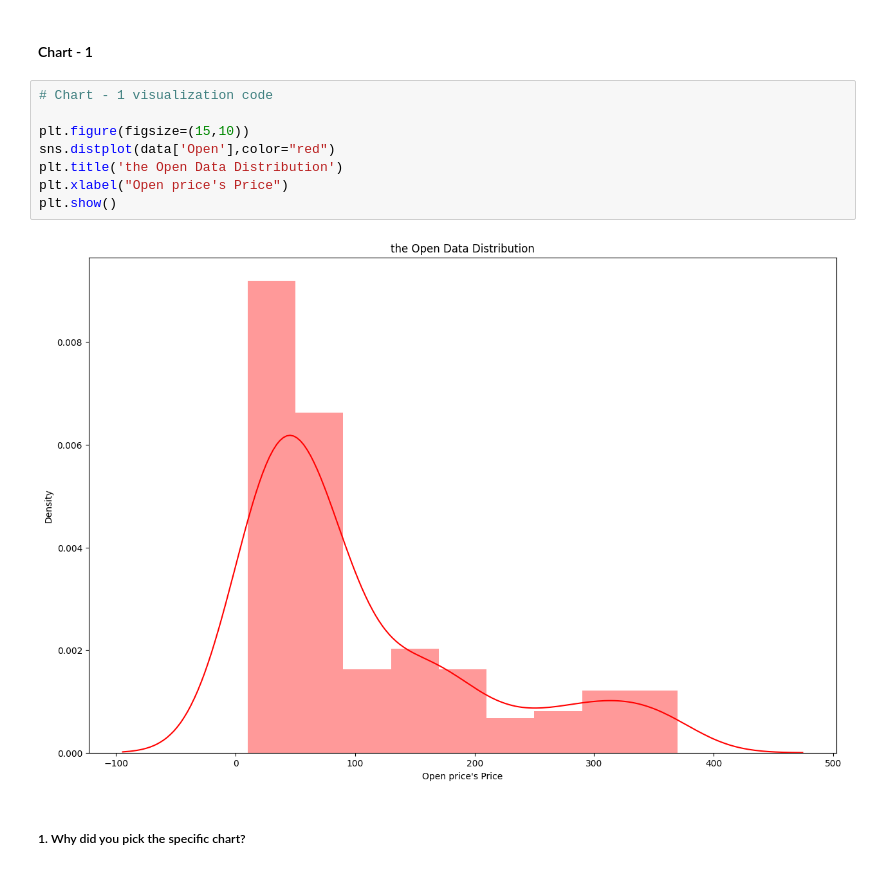
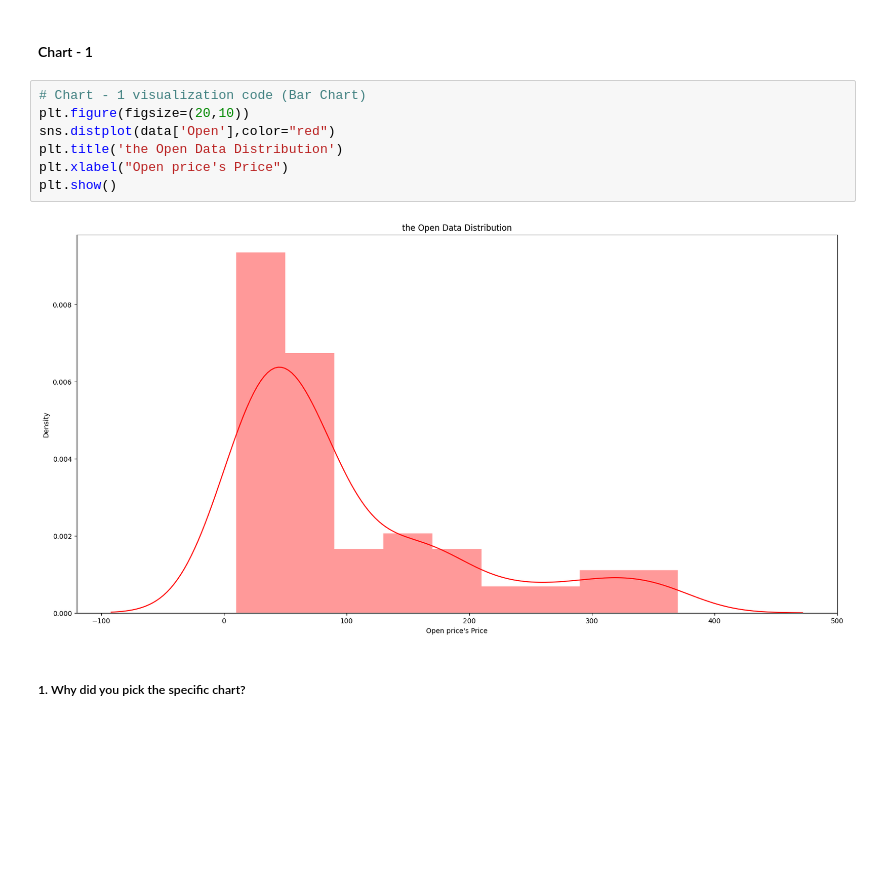
Before and after one commit to Ktiwari700/Capstone_Project_2, a Jupyter notebook: Kamini_Tiwari_Regression_Project_Submission_Template.ipynb, the cells around one changed output. Cells and saved outputs as stored; diff of their text form; blank space fills up the shorter version.

```diff
--- a/Kamini_Tiwari_Regression_Project_Submission_Template.ipynb
+++ b/Kamini_Tiwari_Regression_Project_Submission_Template.ipynb
@@ -325,15 +326,14 @@ Through the manipulation of the dataset given to us; we found no null values in
 # %% [markdown]
 #### Chart - 1
 # %%
-# Chart - 1 visualization code
-
-plt.figure(figsize=(15,10))
+# Chart - 1 visualization code (Bar Chart)
+plt.figure(figsize=(20,10))
 sns.distplot(data['Open'],color="red")
 plt.title('the Open Data Distribution')
 plt.xlabel("Open price's Price")
 plt.show()
 # %% [output]
-[figure, old version]
+[figure, new version]
 # %% [markdown]
 ##### 1. Why did you pick the specific chart?
 # %% [markdown]
```
Also changed, not shown: parts of 4 cells of this notebook.
